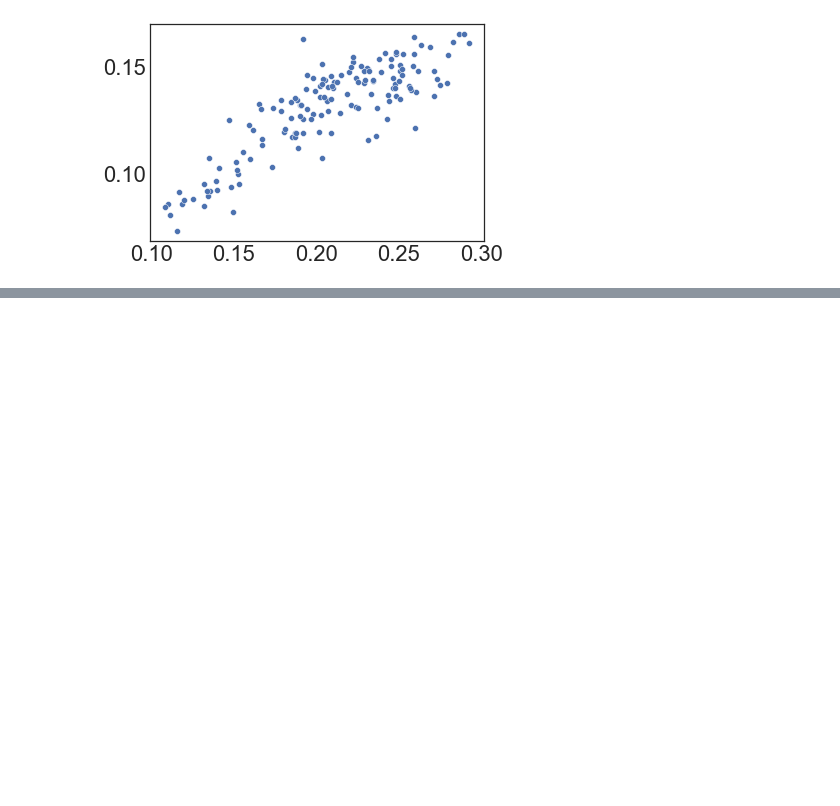
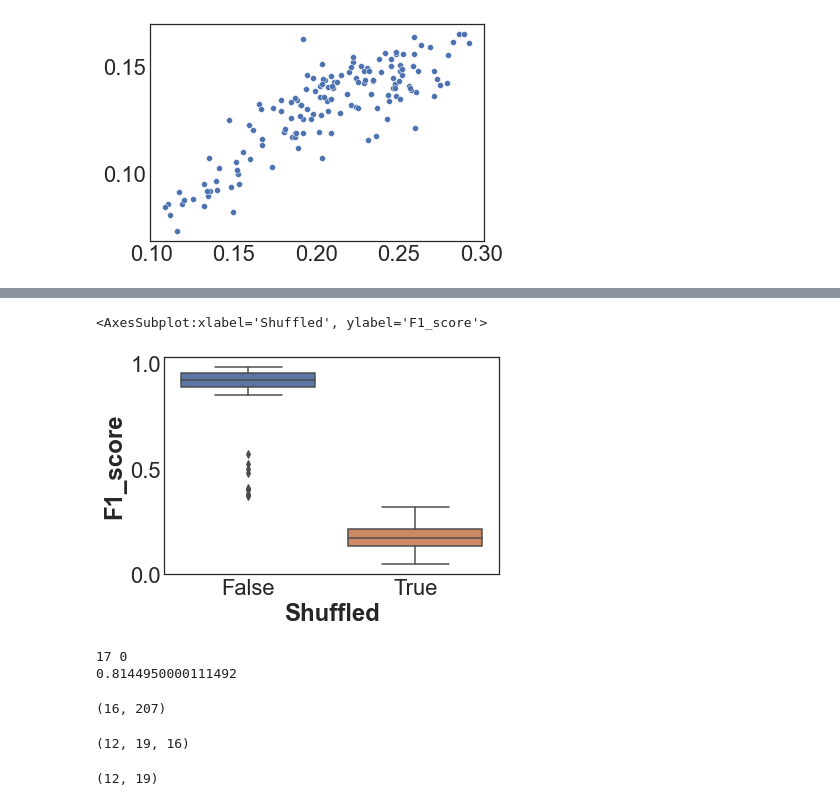
Before and after one commit to cechava/EMG_gestures, a Jupyter notebook: visualize_xsubject_robustness_joint_training_models.ipynb, the cells around one changed output, grey strips where cells are left out. Cells and saved outputs as stored; diff of their text form; code cells hidden in the pictures; blank space fills up the shorter version.

Commit message:
added trained model with transform module

```diff
--- a/visualize_xsubject_robustness_joint_training_models.ipynb
+++ b/visualize_xsubject_robustness_joint_training_models.ipynb
@@ -223,0 +295,14 @@ X = results_df.loc[(results_df.Type == 'Train')&(results_df.Type == 'Test')]
+# %%
+def permute_class_within_sub(target_labels, block_labels, sub_labels):
+    subs = np.unique(sub_labels)
+    #permute labels within each subject
+    class_perm = np.empty((0,))
+    for s in subs:
+        sub_idxs = np.where(sub_labels==s)[0]
+        blocks_sub = block_labels[sub_idxs]
+        class_sub = target_labels[sub_idxs]
+
+        class_sub_perm, dummy = permute_class_blocks(blocks_sub, class_sub)
+        class_perm = np.hstack((class_perm, class_sub_perm))
+    target_labels = class_perm.copy()
+    return target_labels
@@ -223,0 +312,6 @@ X = results_df.loc[(results_df.Type == 'Train')&(results_df.Type == 'Test')]
+# %%
+model_folder = './model_data/xsubject_joint_data/RNN/'
+#load scaler
+scaler_fn = 'scaler_all_training_data.pkl'
+with open(os.path.join(model_folder,scaler_fn), "rb") as input_file:
+    scaler = pickle.load(input_file)
@@ -223,0 +400,49 @@ X = results_df.loc[(results_df.Type == 'Train')&(results_df.Type == 'Test')]
+# %%
+sns.boxplot(data = test_results_df, x = 'Shuffled', y = 'F1_score')
+# %% [output]
+<AxesSubplot:xlabel='Shuffled', ylabel='F1_score'>
+[figure, added]
+# %%
+rep = 0
+subject_id = test_subjects[0]
+model_fn = os.path.join(model_folder, 'model_rep_%i_all_train_data.h5'%(rep))
+trained_model = keras.models.load_model(model_fn)
+
+
+test_f1_scores = np.empty((test_subjects.size))
+test_f1_perm_scores = np.empty((test_subjects.size))
+
+
+print(subject_id, rep)
+
+sub_idxs = np.where(subject_id_all==subject_id)[0]
+
+X_tmp = feature_matrix_all[sub_idxs,:].T
+y_tmp = target_labels_all[sub_idxs]
+
+series_idxs = np.where(series_labels_all[sub_idxs]==0)[0]
+X_test = X_tmp[:,series_idxs]
+y_test = y_tmp[series_idxs]
+
+
+#one-hot encoding of class labels
+y_test = to_categorical(y_test-np.min(y_test))
+win_blocks_test = block_labels_all[sub_idxs][series_idxs]
+
+# select test data and pad to get an array where each sample has same number of timesteps
+
+#get data cube
+X_test_cube, Y_test_cube, scaler = get_data_cube(X_test, y_test, win_blocks_test, train = False, scaler = scaler, magic_value = -100)
+
+print(get_RNN_f1(X_test_cube, Y_test_cube, trained_model))
+# %% [output]
+17 0
+0.8144950000111492
+# %%
+X_test.shape
+# %% [output]
+(16, 207)
+# %%
+X_test_cube.shape
+# %% [output]
+(12, 19, 16)
@@ -223,0 +461,4 @@ X = results_df.loc[(results_df.Type == 'Train')&(results_df.Type == 'Test')]
+# %%
+y_pred_fxn.shape
+# %% [output]
+(12, 19)
```
Also changed, not shown: parts of 28 cells of this notebook, 25 other files.
